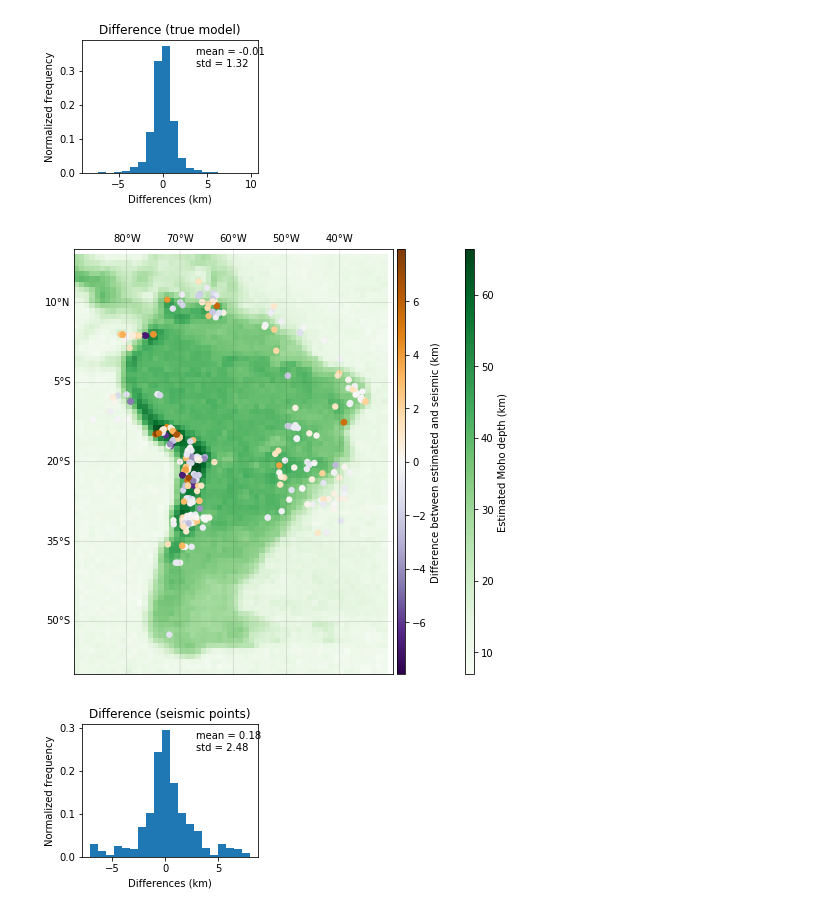
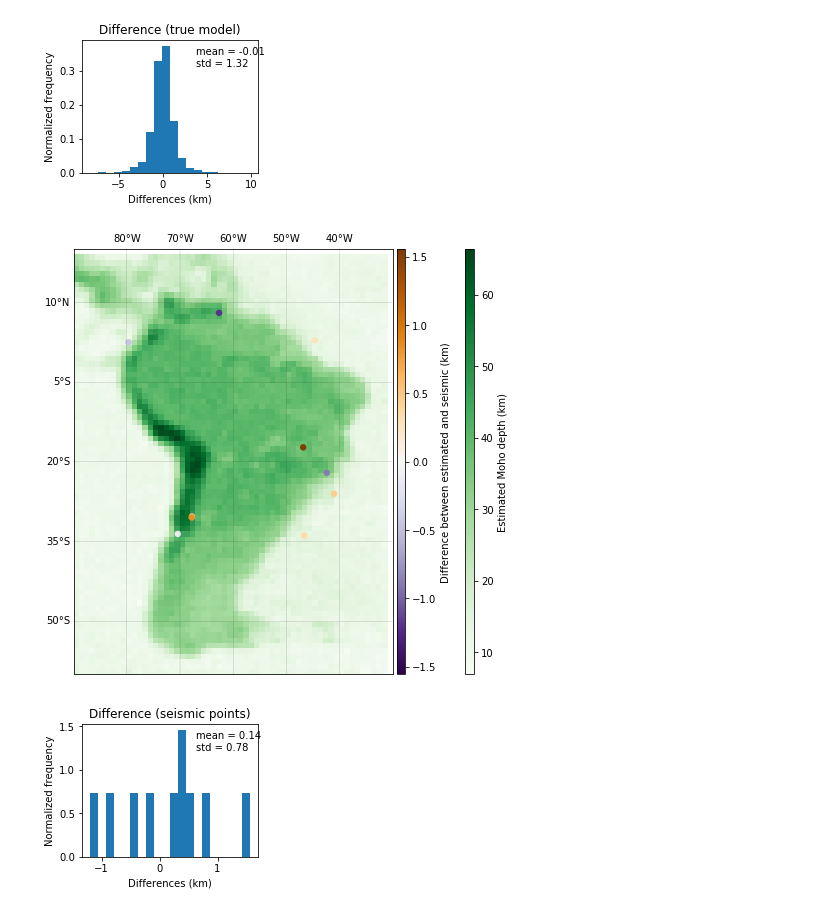
Before and after one commit to compgeolab/dissertation-moho-uncertainty, a Jupyter notebook: code/synthetic-crust1.ipynb, the cells around one changed output. Saved outputs shown, nothing was run; the diff lists cells and outputs as text; code cells hidden in the pictures.

```diff
--- a/code/synthetic-crust1.ipynb
+++ b/code/synthetic-crust1.ipynb
@@ -527,3 +533 @@ seis_1 = seismic_points[set_1]
-# %%
-test_points = [lat_1, lon_1, seis_1]
 # %%
@@ -536,0 +557,22 @@ results['best_dens'], results['best_ref'] = np.unravel_index(best, cv_shape)
+# %%
+%%time
+
+for
+indices = np.arange(lat_points.size)
+set_train = np.random.choice(indices, size=624)
+lat_train = lat_points[set_train]
+lon_train = lon_points[set_train]
+seis_train = seismic_points[set_train]
+train_points = [lat_train, lon_train, seis_train]
+index = set_train
+lat_test = np.delete(lat_points, index)
+lon_test = np.delete(lon_points, index)
+seismic_test = np.delete(seismic_points, index, axis=None)
+results['scores_refdens'] = score_all(results['models_refdens'], test_points,
+                                      points=True).reshape(cv_shape)
+best = np.nanargmin(results['scores_refdens'])
+results['solution'] = solutions[best]
+results_training = results['solution']
+# Find the index in reference_levels and densities corresponding to best
+results['best_dens'], results['best_ref'] = np.unravel_index(best, cv_shape)
+print(score_seismic_constraints(model, lat_test, lon_test, seismic_test))
@@ -597,12 +670,12 @@ plot_diff_hist(results['solution'], model)
 # %% [output]
 [figure]
 # %%
-plot_diff_seismic(results['solution'], test_points, bm)
+plot_diff_seismic(results['solution'], test_points_train, bm)
 # %% [output]
-[figure, old version]
+[figure, new version]
 # %%
-plot_diff_seismic_hist(results['solution'], test_points)
+plot_diff_seismic_hist(results['solution'], test_points_train)
 # %% [output]
-[figure, old version]
+[figure, new version]
 # %% [markdown]
 []()
```
Also changed, not shown: parts of 23 cells of this notebook, 1 other file.
